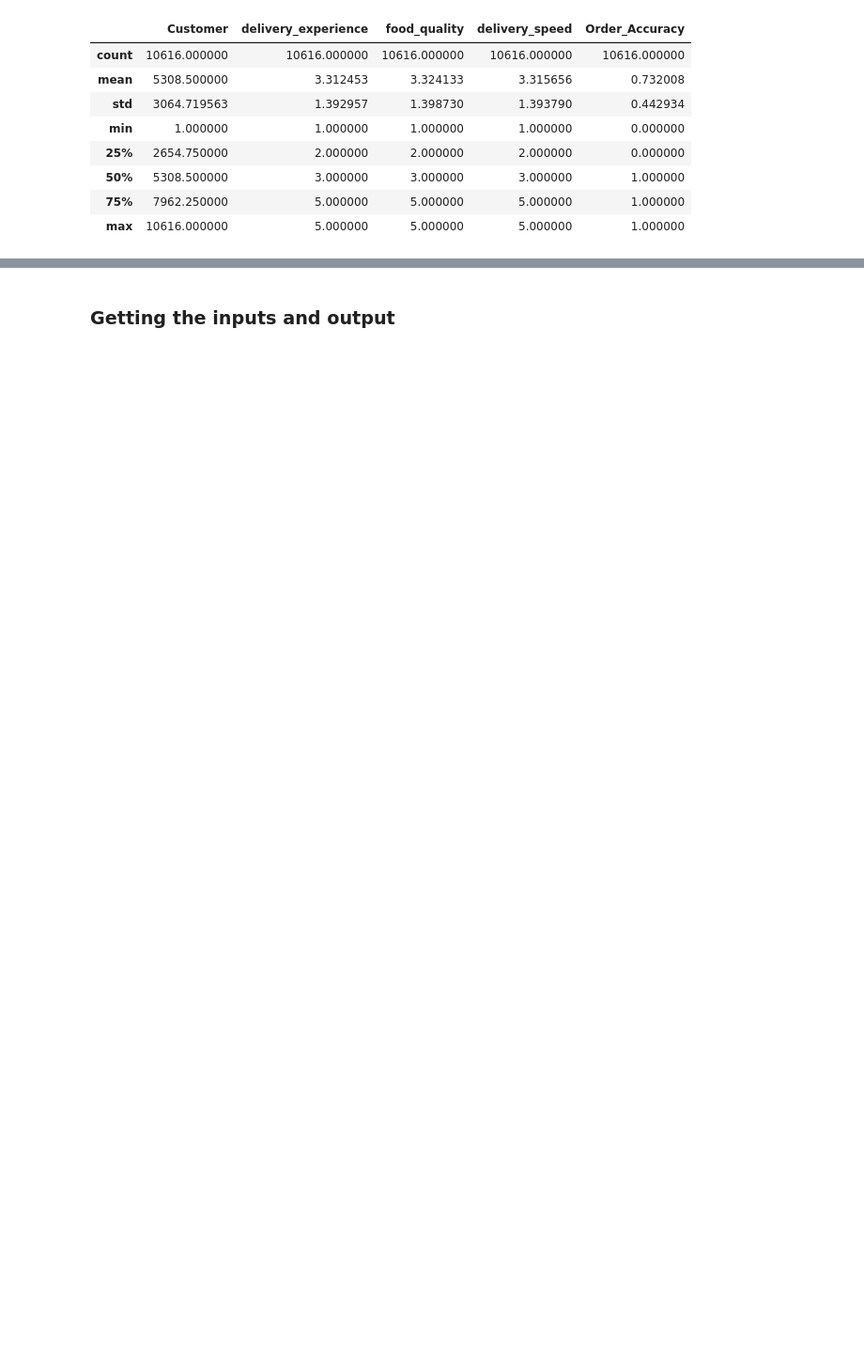
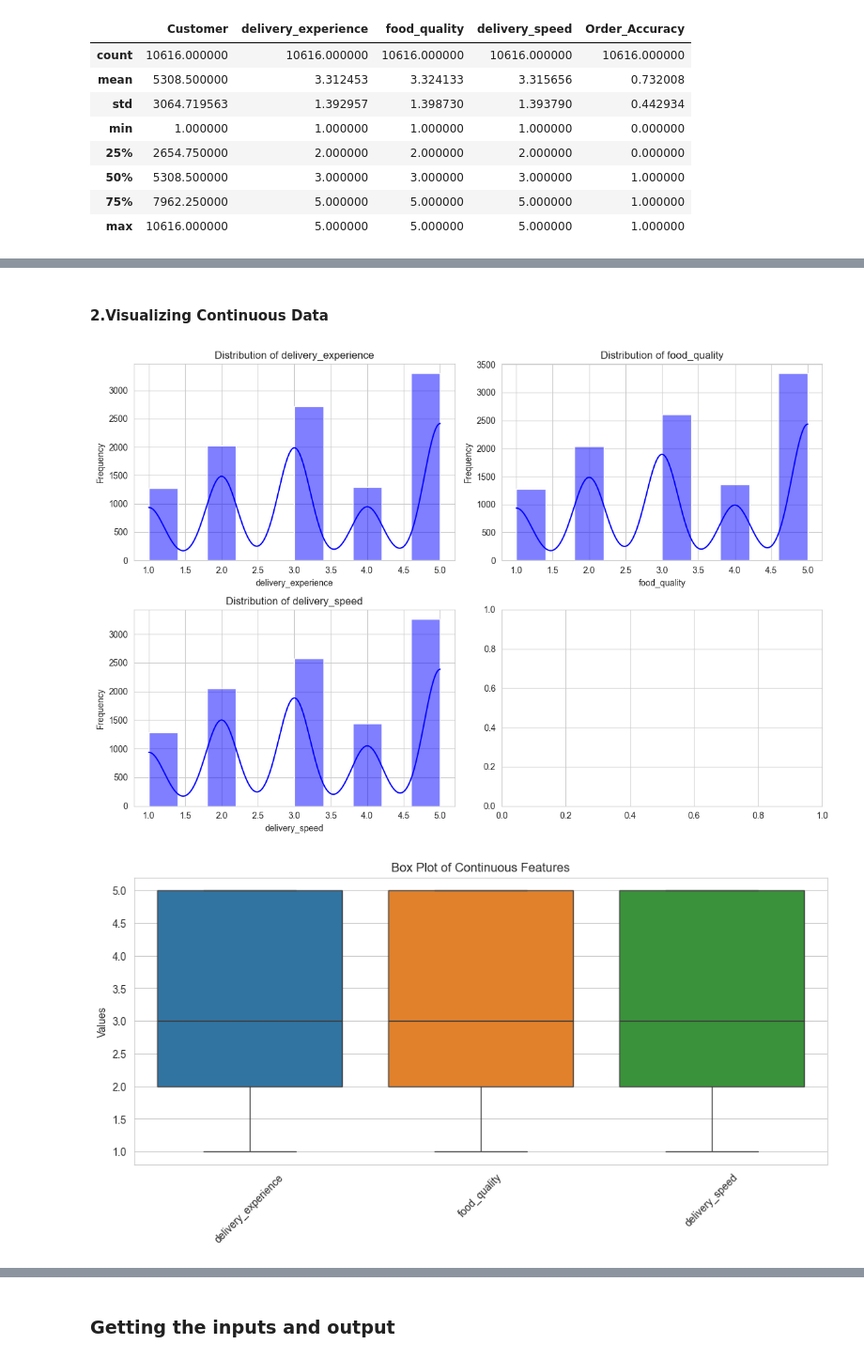
Before and after one commit to t1pen/MeXEE402_Midterms_StephenGabrielAlojado_JairusSunga, a Jupyter notebook: Logistic Regression/logistic_regression.ipynb, the cells around one changed output, grey strips where cells are left out. Shown: that part at 94% size. Saved outputs shown, nothing was run; the diff lists cells and outputs as text; code cells hidden in the pictures; blank space fills up the shorter version.

```diff
--- a/Logistic Regression/logistic_regression.ipynb
+++ b/Logistic Regression/logistic_regression.ipynb
@@ -122,0 +216,26 @@ plt.show()
+# %% [markdown]
+#### 2.Visualizing Continuous Data
+# %%
+continuous_features = ['delivery_experience', 'food_quality', 'delivery_speed']  # Add more if needed
+
+fig, ax = plt.subplots(2, 2, figsize=(12, 8))
+
+for i, feature in enumerate(continuous_features):
+    plt.subplot(2, 2, i + 1)
+    sns.histplot(data=dataset[feature], bins=10, kde=True, color='blue')
+    plt.title(f'Distribution of {feature}')
+    plt.xlabel(feature)
+    plt.ylabel('Frequency')
+
+plt.tight_layout()
+plt.show()
+
+plt.figure(figsize=(12, 5))
+sns.boxplot(data=dataset[continuous_features])
+plt.title('Box Plot of Continuous Features')
+plt.ylabel('Values')
+plt.xticks(rotation=45)
+plt.show()
+# %% [output]
+[figure, added]
+[figure, added]
```
Also changed, not shown: parts of 63 cells of this notebook.
